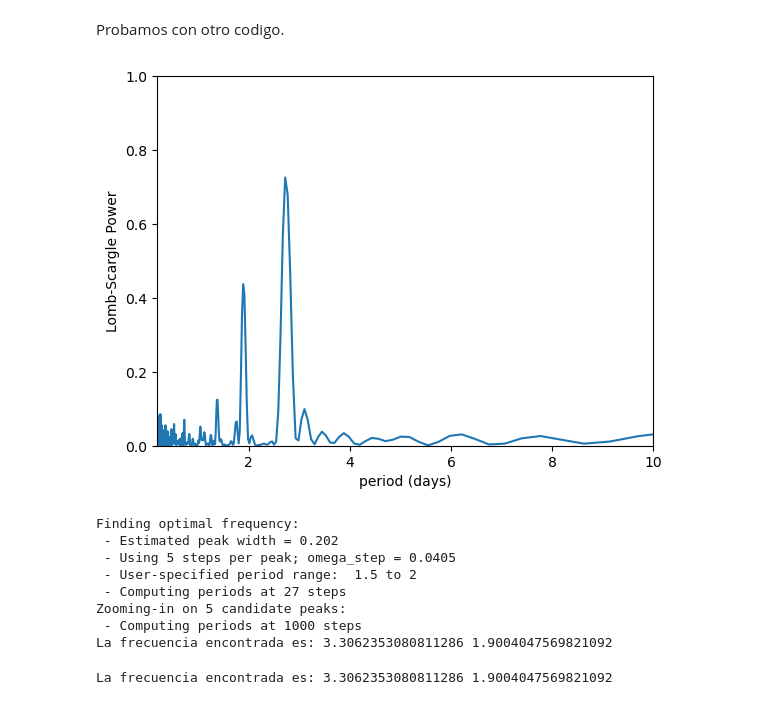
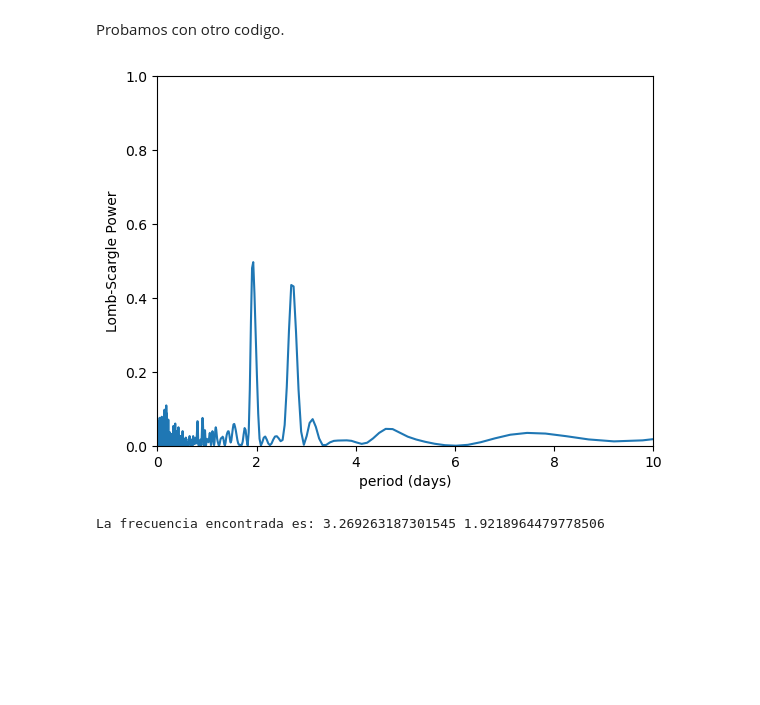
Before and after one commit to tobiheyday/Tesis, a Jupyter notebook: Tesis.ipynb, the cells around one changed output. Saved outputs shown, nothing was run; the diff lists cells and outputs as text; code cells hidden in the pictures; blank space fills up the shorter version.

```diff
--- a/Tesis.ipynb
+++ b/Tesis.ipynb
@@ -13,12 +14,14 @@ import scipy.signal as signal
 # %%
 rng = np.random.default_rng()
 # %%
-A = 2
+A = 3
 B = 3
+C = 2
 w1 = 3.28 #rad/sec
 w2 = 2.3 #rad/sec
+w3 = 1.3 #rad/sec
 psi1 = 1. #rad
-psi2 = 0. #rad
+psi2 = 1.8 #rad
 n_in = 150
 n_out = 100000
 # %% [markdown]
@@ -60,37 +63,22 @@ Probamos con otro codigo.
 # %%
 from gatspy.periodic import LombScargleFast
 
 model = LombScargleFast().fit(t, x)
 periods, power = model.periodogram_auto(nyquist_factor=10)
 
 fig, ax = plt.subplots()
 ax.plot(periods, power)
-ax.set(xlim=(0.2, 10), ylim=(0, 1.0),
+ax.set(xlim=(0, 10), ylim=(0, 1.0),
         xlabel='period (days)',
         ylabel='Lomb-Scargle Power');
 # %% [output]
-[figure, old version]
+[figure, new version]
 # %%
-# set range and find period
-model.optimizer.period_range=(1.5,2.0)
+# seteamos el rango y encontramos el periodo
+
+model.optimizer.period_range=(1,2)
 period = model.best_period
-#print("period = {0}".format(period))
 nu = 2 * np.pi / period
 print('La frecuencia encontrada es:', nu, period)
 # %% [output]
-Finding optimal frequency:
- - Estimated peak width = 0.202
- - Using 5 steps per peak; omega_step = 0.0405
- - User-specified period range:  1.5 to 2
- - Computing periods at 27 steps
-Zooming-in on 5 candidate peaks:
- - Computing periods at 1000 steps
-La frecuencia encontrada es: 3.3062353080811286 1.9004047569821092
+La frecuencia encontrada es: 3.269263187301545 1.9218964479778506
-# %%
-model.optimizer.period_range=(2.3,3.2)
-period2 = model.best_period
-#print("period = {0}".format(period))
-nu2 = 2 * np.pi / period
-print('La frecuencia encontrada es:', nu2, period2)
-# %% [output]
-La frecuencia encontrada es: 3.3062353080811286 1.9004047569821092
```
Also changed, not shown: parts of 18 cells of this notebook.
